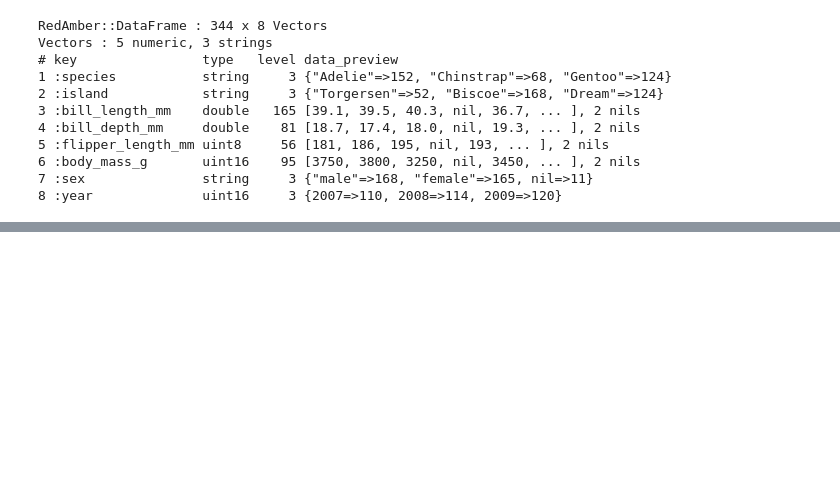
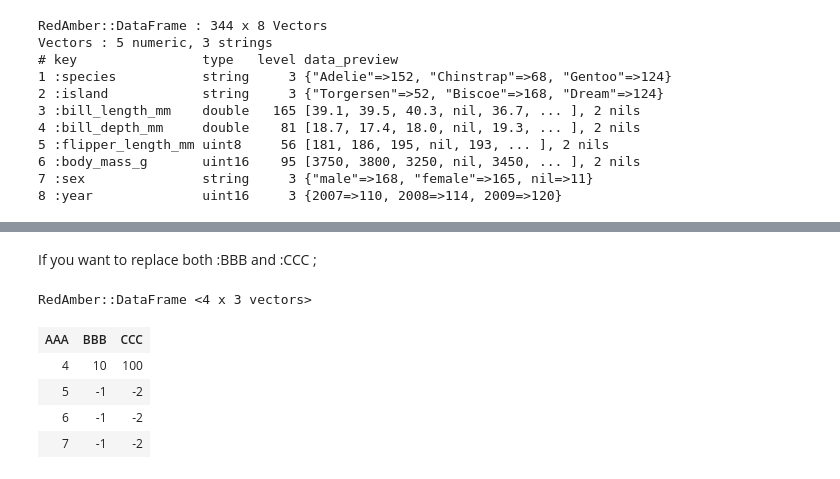
Before and after one commit to red-data-tools/red_amber, a Jupyter notebook: doc/examples_of_red_amber.ipynb, the cells around one changed output, grey strips where cells are left out. Drawn from its saved outputs; the diff is of its cells as text; code cells hidden in the pictures; blank space fills up the shorter version.

```diff
--- a/doc/47_examples_of_red_amber.ipynb
+++ b/doc/examples_of_red_amber.ipynb
@@ -1484,0 +1624,17 @@ Vectors : 5 numeric, 3 strings
+# %% [markdown]
+If you want to replace both :BBB and :CCC ;
+# %%
+df.assign do
+  replacer = v(:AAA) >= 5  # Boolean Vector
+  {
+    BBB: v(:BBB).replace(replacer, -1),
+    CCC: v(:CCC).replace(replacer, -2)
+  }
+end
+# %% [output]
+RedAmber::DataFrame <4 x 3 vectors>
+| AAA | BBB | CCC |
+| 4 | 10 | 100 |
+| 5 | -1 | -2 |
+| 6 | -1 | -2 |
+| 7 | -1 | -2 |
```
Also changed, not shown: parts of 86 cells of this notebook, 1 other file.
